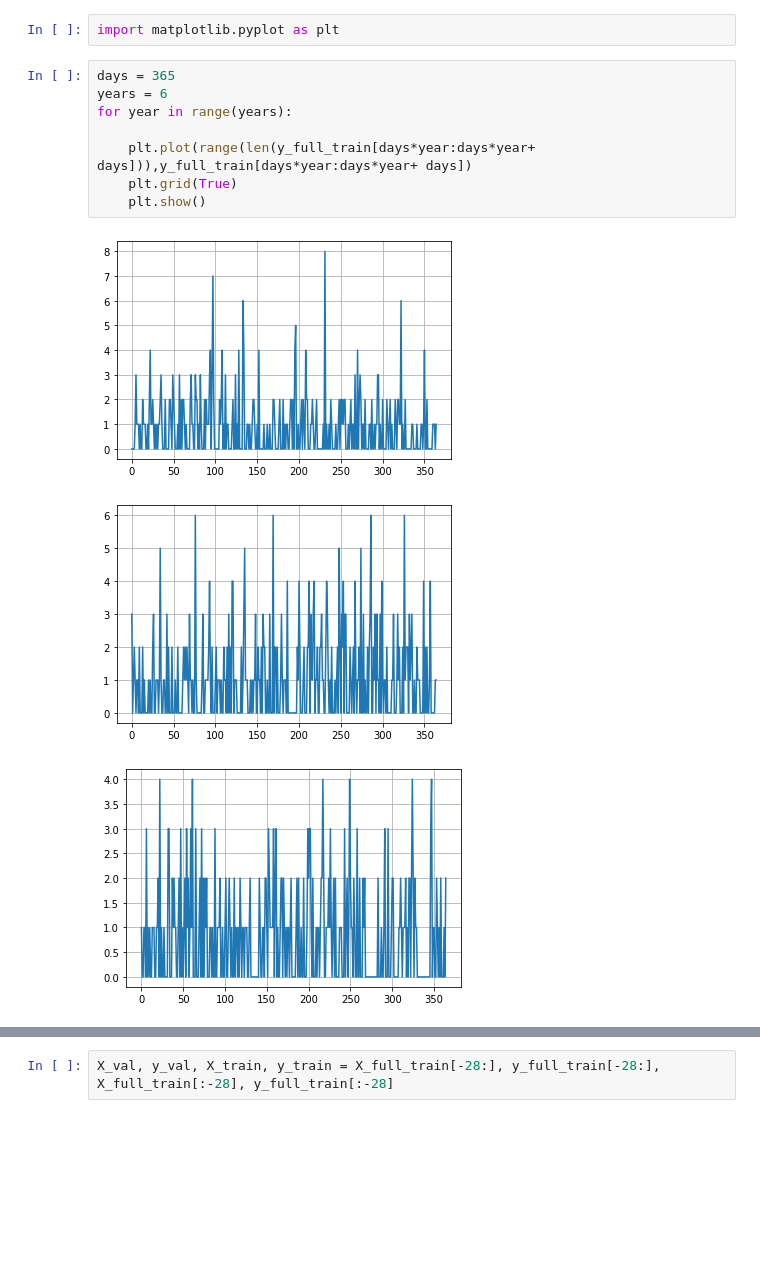
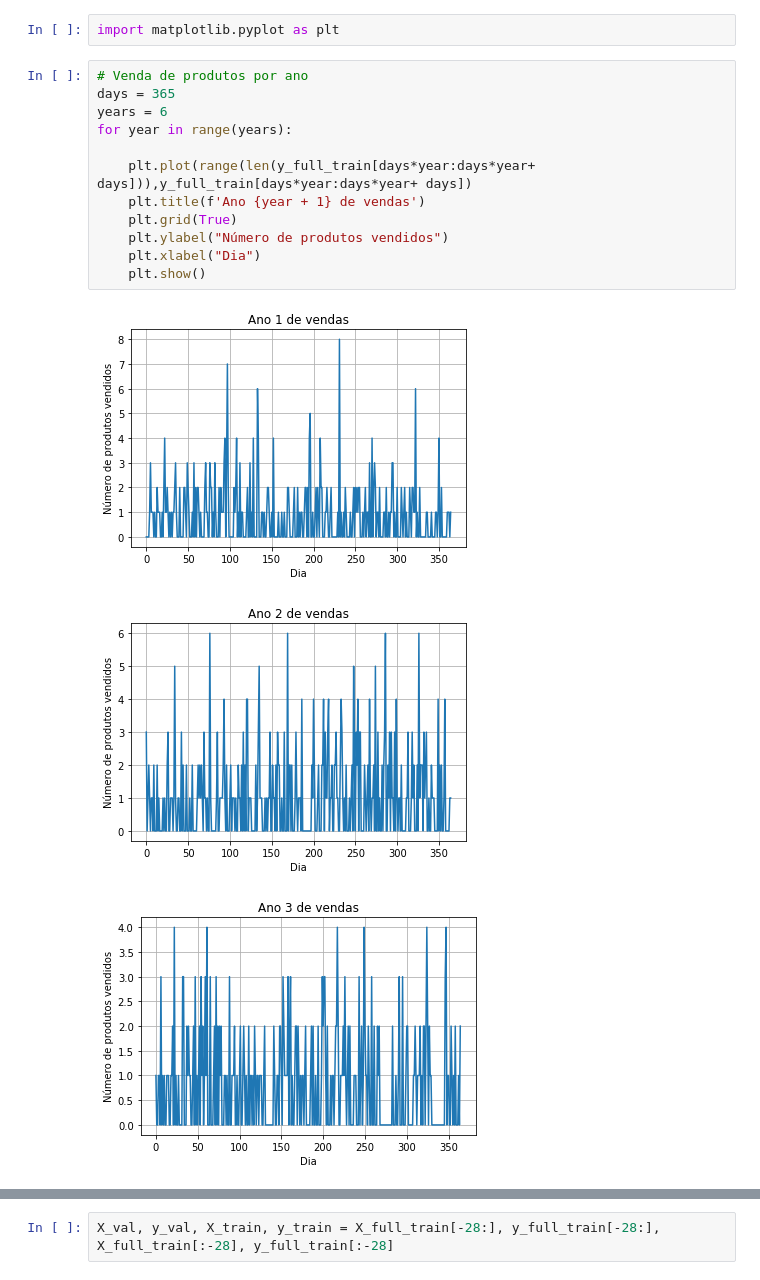
Before and after one commit to Juliano-Nassar/ML-Sales-Predictor, a Jupyter notebook: Codigo/Modelos.ipynb, the cells around one changed output, grey strips where cells are left out. Cells and saved outputs as stored; diff of their text form; blank space fills up the shorter version.

```diff
--- a/Codigo/Modelos.ipynb
+++ b/Codigo/Modelos.ipynb
@@ -130,14 +96,18 @@ X_full_train, X_test, y_full_train, y_test = X[:1941-28], X[1941-28:], y[:1941-2
 # %%
 import matplotlib.pyplot as plt
 # %%
+# Venda de produtos por ano
 days = 365
 years = 6
 for year in range(years):
 
     plt.plot(range(len(y_full_train[days*year:days*year+ days])),y_full_train[days*year:days*year+ days])
+    plt.title(f'Ano {year + 1} de vendas')
     plt.grid(True)
+    plt.ylabel("Número de produtos vendidos")
+    plt.xlabel("Dia")
     plt.show()
 # %% [output]
-[figure, old version]
+[figure, new version]
-[figure, old version]
+[figure, new version]
-[figure, old version]
+[figure, new version]
```
Also changed, not shown: parts of 27 cells of this notebook, 2 other files.
